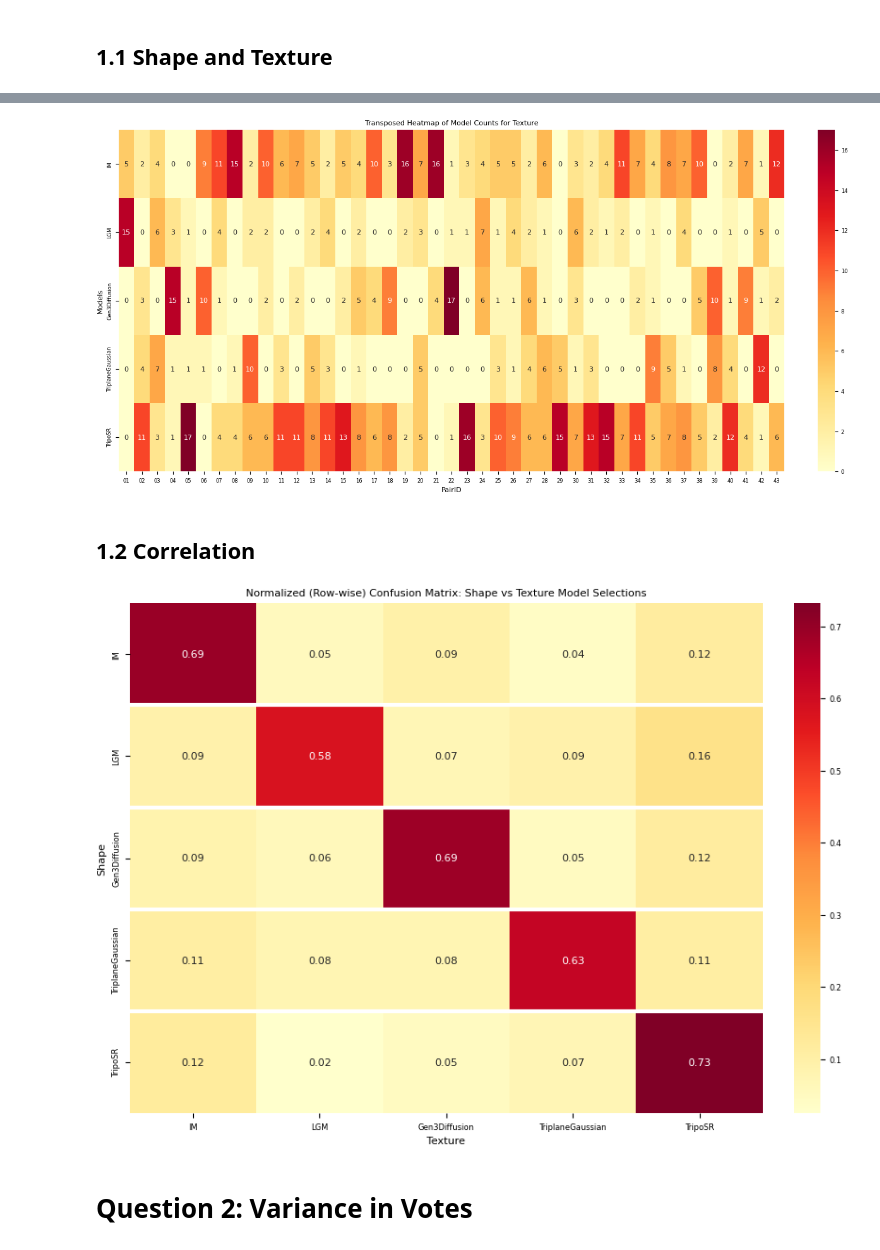
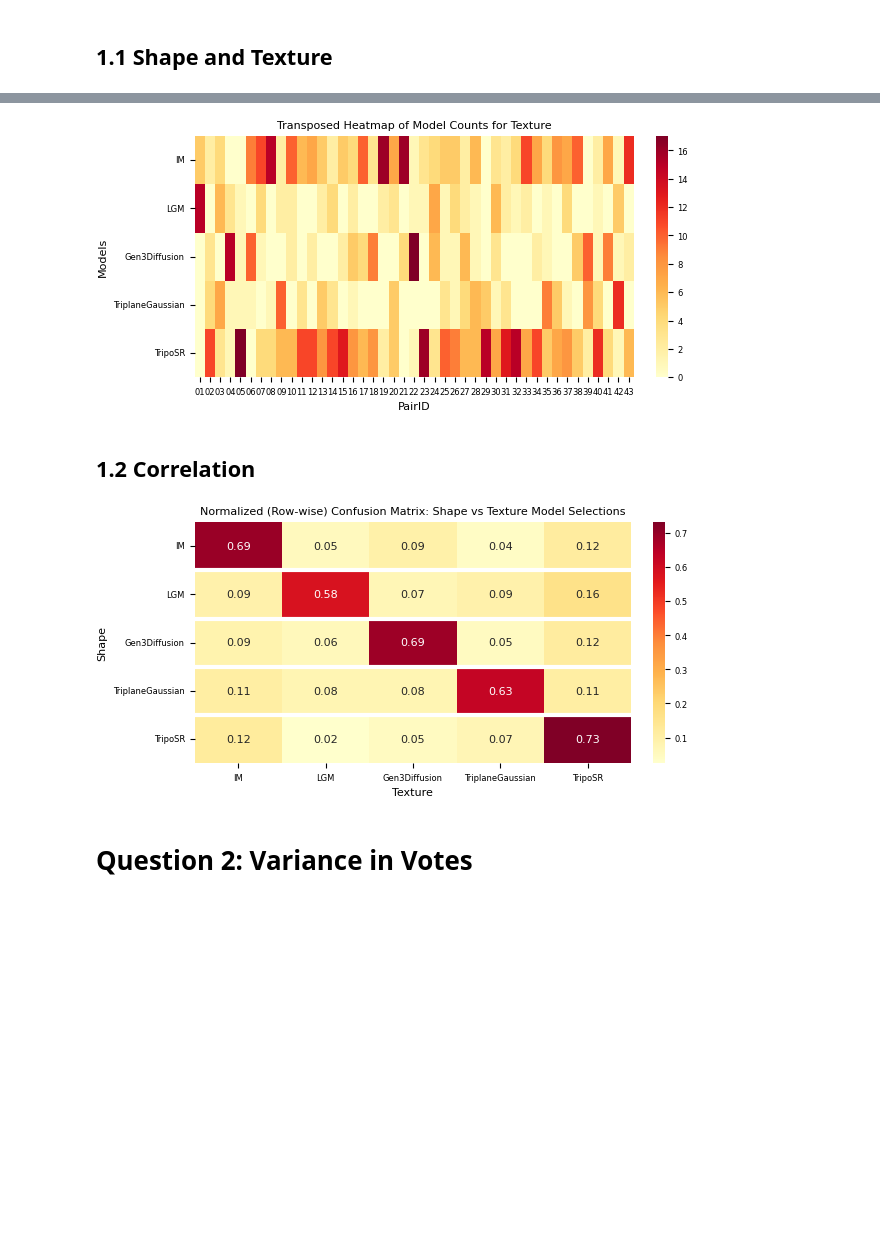
Before and after one commit to Irish-77/digitalizing-real-life-objects, a Jupyter notebook: survey/results/results.ipynb, the cells around one changed output, grey strips where cells are left out. Saved outputs shown, nothing was run; the diff lists cells and outputs as text; code cells hidden in the pictures; blank space fills up the shorter version.

```diff
--- a/survey/results/results.ipynb
+++ b/survey/results/results.ipynb
@@ -450,13 +460,13 @@ plt.show()
 # %%
 # Plot the transposed heatmap for Texture using a warm-only colour scheme.
-plt.figure(figsize=(12, 6))
-sns.heatmap(df_texture_transposed, annot=True, fmt="d", cmap="YlOrRd")
+plt.figure(figsize=(6, 3))
+sns.heatmap(df_texture_transposed, annot=False, fmt="d", cmap="YlOrRd")
 plt.title("Transposed Heatmap of Model Counts for Texture")
 plt.xlabel("PairID")
 plt.ylabel("Models")
 plt.show()
 # %% [output]
-[figure, old version]
+[figure, new version]
 # %% [markdown]
 ## 1.2 Correlation
 # %%
@@ -480,35 +490,35 @@ with open(input_filename, newline="") as f:
             texture_index = shape_index + 1
             if shape_index < len(row) and texture_index < len(row):
                 shape_ans = row[shape_index].strip()
                 texture_ans = row[texture_index].strip()
                 confusion_counts[(shape_ans, texture_ans)] += 1
 
 # Create a matrix with rows = shape selections and columns = texture selections.
 matrix = np.zeros((len(models), len(models)), dtype=int)
 for i, shape in enumerate(models):
     for j, texture in enumerate(models):
         matrix[i, j] = confusion_counts[(shape, texture)]
 
 df_confusion = pd.DataFrame(matrix, index=models, columns=models)
 
 # Normalize row-wise: each row is divided by its sum so that it sums to 1.
 df_norm = df_confusion.div(df_confusion.sum(axis=1), axis=0)
 
-plt.figure(figsize=(8, 6))
+plt.figure(figsize=(6, 3))
 # Disable built-in grid by setting linewidths=0.
 ax = sns.heatmap(df_norm, annot=True, fmt=".2f", cmap="YlOrRd", linewidths=0)
 plt.title("Normalized (Row-wise) Confusion Matrix: Shape vs Texture Model Selections")
 plt.xlabel("Texture")
 plt.ylabel("Shape")
 
 # Manually add white horizontal lines between rows.
 # These lines provide extra white spacing only between rows.
 for i in range(1, df_norm.shape[0]):
     ax.axhline(i, color='white', linewidth=3)
 
 plt.show()
 # %% [output]
-[figure, old version]
+[figure, new version]
 # %% [markdown]
 # Question 2: Variance in Votes
 # %%
```
Also changed, not shown: parts of 7 cells of this notebook.
